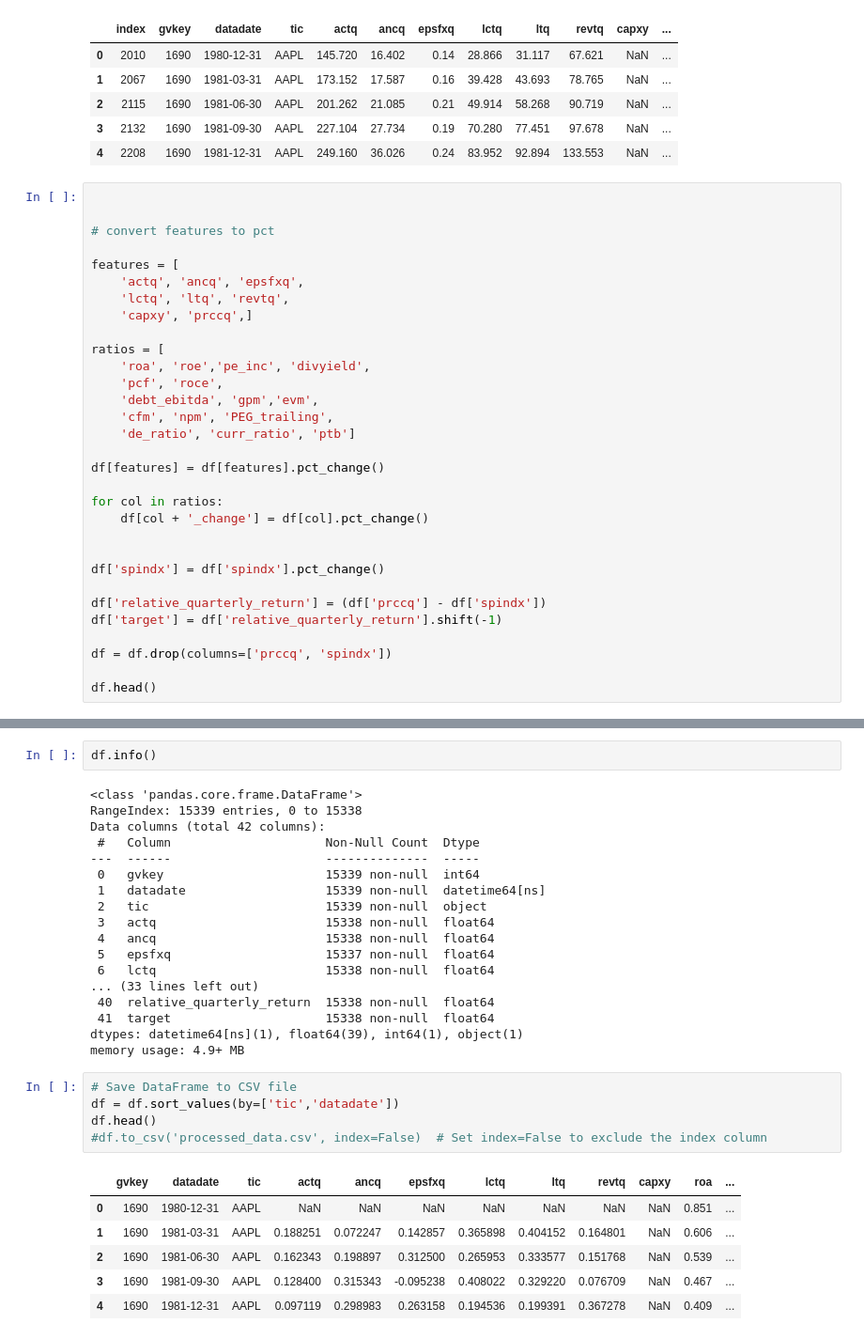
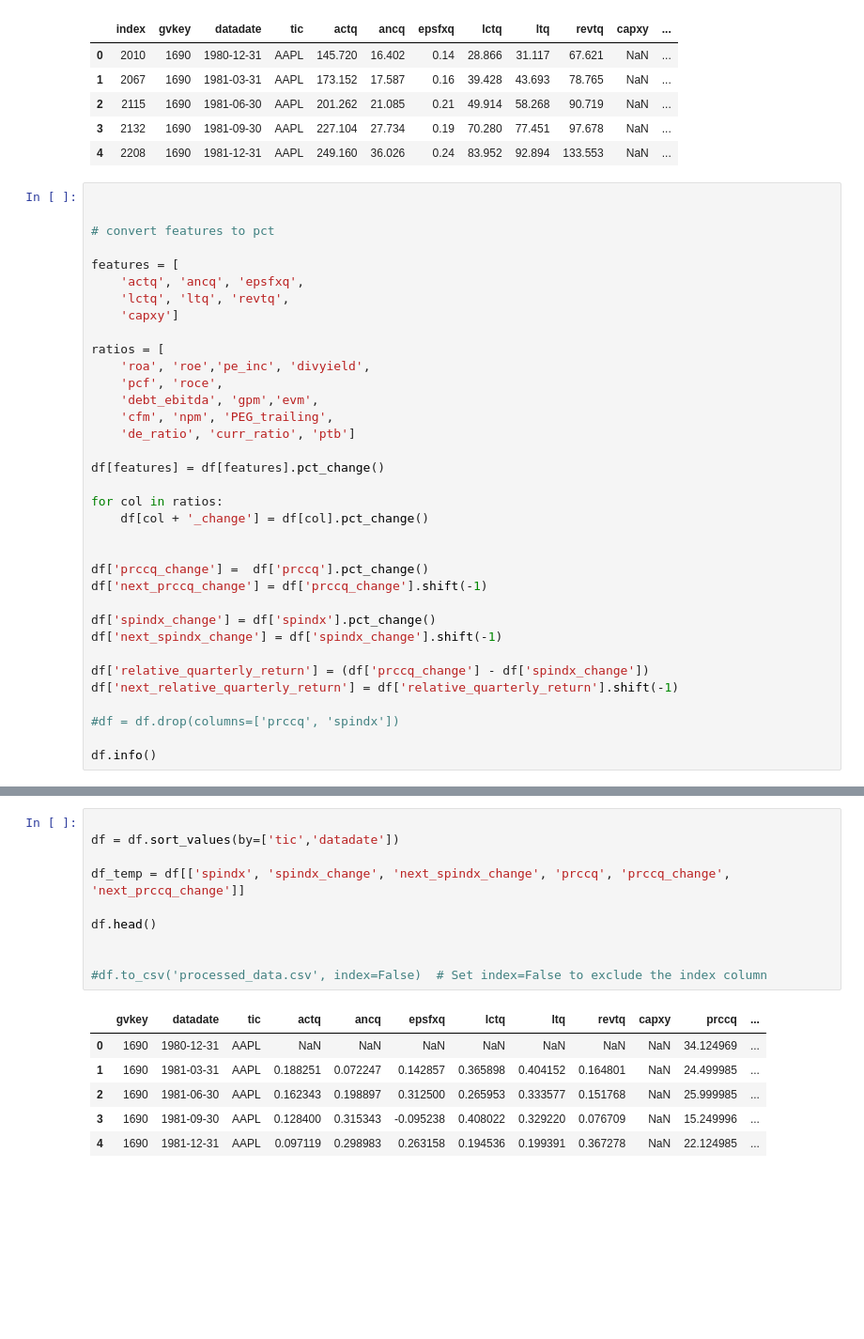
Before and after one commit to edocampione/4YP, a Jupyter notebook: scripts/process_data.ipynb, the cells around one changed output, grey strips where cells are left out. Shown at 94% size. Drawn from its saved outputs; the diff is of its cells as text; blank space fills up the shorter version.

```diff
--- a/scripts/process_data.ipynb
+++ b/scripts/process_data.ipynb
@@ -200,7 +200,7 @@ df.head()
 features = [
     'actq', 'ancq', 'epsfxq',
     'lctq', 'ltq', 'revtq',
-    'capxy', 'prccq',]
+    'capxy']
 
 ratios = [
     'roa', 'roe','pe_inc', 'divyield',
@@ -215,12 +215,16 @@ for col in ratios:
     df[col + '_change'] = df[col].pct_change()
 
 
-df['spindx'] = df['spindx'].pct_change()
+df['prccq_change'] =  df['prccq'].pct_change()
+df['next_prccq_change'] = df['prccq_change'].shift(-1)
 
-df['relative_quarterly_return'] = (df['prccq'] - df['spindx'])
-df['target'] = df['relative_quarterly_return'].shift(-1)
+df['spindx_change'] = df['spindx'].pct_change()
+df['next_spindx_change'] = df['spindx_change'].shift(-1)
 
-df = df.drop(columns=['prccq', 'spindx'])
+df['relative_quarterly_return'] = (df['prccq_change'] - df['spindx_change'])
+df['next_relative_quarterly_return'] = df['relative_quarterly_return'].shift(-1)
 
-df.head()
+#df = df.drop(columns=['prccq', 'spindx'])
+
+df.info()
 # %% [output]
@@ -270,33 +296,18 @@ df.head()
-# %%
-df.info()
-# %% [output]
-<class 'pandas.core.frame.DataFrame'>
-RangeIndex: 15339 entries, 0 to 15338
-Data columns (total 42 columns):
- #   Column                     Non-Null Count  Dtype
----  ------                     --------------  -----
- 0   gvkey                      15339 non-null  int64
- 1   datadate                   15339 non-null  datetime64[ns]
- 2   tic                        15339 non-null  object
- 3   actq                       15338 non-null  float64
- 4   ancq                       15338 non-null  float64
- 5   epsfxq                     15337 non-null  float64
- 6   lctq                       15338 non-null  float64
-... (33 lines left out)
- 40  relative_quarterly_return  15338 non-null  float64
- 41  target                     15338 non-null  float64
-dtypes: datetime64[ns](1), float64(39), int64(1), object(1)
-memory usage: 4.9+ MB
 # %%
-# Save DataFrame to CSV file
+
 df = df.sort_values(by=['tic','datadate'])
+
+df_temp = df[['spindx', 'spindx_change', 'next_spindx_change', 'prccq', 'prccq_change', 'next_prccq_change']]
+
 df.head()
+
+
 #df.to_csv('processed_data.csv', index=False)  # Set index=False to exclude the index column
 # %% [output]
-|  | gvkey | datadate | tic | actq | ancq | epsfxq | lctq | ltq | revtq | capxy | roa | ... |
-| 0 | 1690 | 1980-12-31 | AAPL | NaN | NaN | NaN | NaN | NaN | NaN | NaN | 0.851 | ... |
-| 1 | 1690 | 1981-03-31 | AAPL | 0.188251 | 0.072247 | 0.142857 | 0.365898 | 0.404152 | 0.164801 | NaN | 0.606 | ... |
-| 2 | 1690 | 1981-06-30 | AAPL | 0.162343 | 0.198897 | 0.312500 | 0.265953 | 0.333577 | 0.151768 | NaN | 0.539 | ... |
-| 3 | 1690 | 1981-09-30 | AAPL | 0.128400 | 0.315343 | -0.095238 | 0.408022 | 0.329220 | 0.076709 | NaN | 0.467 | ... |
-| 4 | 1690 | 1981-12-31 | AAPL | 0.097119 | 0.298983 | 0.263158 | 0.194536 | 0.199391 | 0.367278 | NaN | 0.409 | ... |
+|  | gvkey | datadate | tic | actq | ancq | epsfxq | lctq | ltq | revtq | capxy | prccq | ... |
+| 0 | 1690 | 1980-12-31 | AAPL | NaN | NaN | NaN | NaN | NaN | NaN | NaN | 34.124969 | ... |
+| 1 | 1690 | 1981-03-31 | AAPL | 0.188251 | 0.072247 | 0.142857 | 0.365898 | 0.404152 | 0.164801 | NaN | 24.499985 | ... |
+| 2 | 1690 | 1981-06-30 | AAPL | 0.162343 | 0.198897 | 0.312500 | 0.265953 | 0.333577 | 0.151768 | NaN | 25.999985 | ... |
+| 3 | 1690 | 1981-09-30 | AAPL | 0.128400 | 0.315343 | -0.095238 | 0.408022 | 0.329220 | 0.076709 | NaN | 15.249996 | ... |
+| 4 | 1690 | 1981-12-31 | AAPL | 0.097119 | 0.298983 | 0.263158 | 0.194536 | 0.199391 | 0.367278 | NaN | 22.124985 | ... |
 # %%
```
Also changed, not shown: parts of 7 cells of this notebook, 2 other files.
